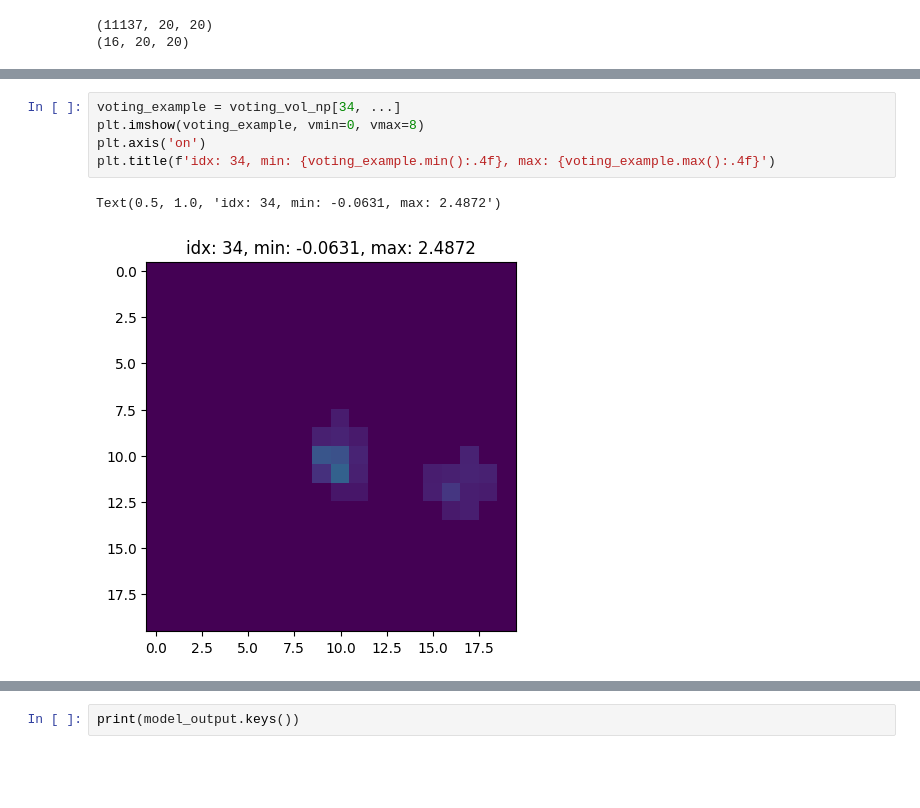
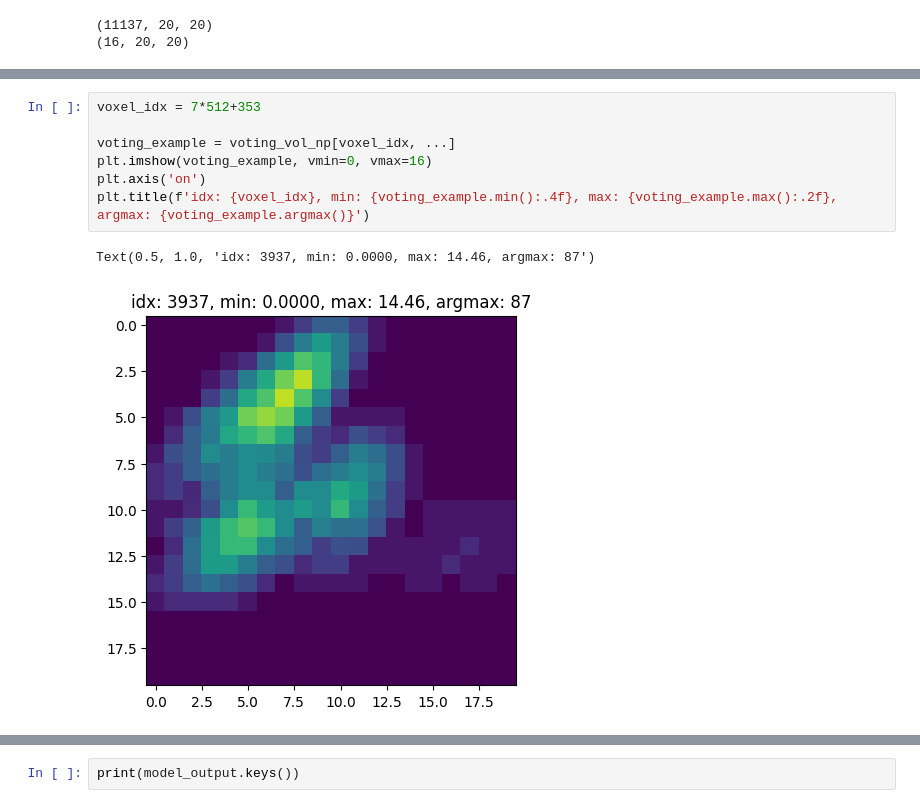
Before and after one commit to tudelft-iv/VoteFlow, a Jupyter notebook: notebooks/voting_volume_and_gt_validation_sf_voxel_model_sanity_check.ipynb, the cells around one changed output, grey strips where cells are left out. Saved outputs shown, nothing was run; the diff lists cells and outputs as text; blank space fills up the shorter version.

```diff
--- a/notebooks/voting_volume_and_gt_validation_sf_voxel_model_sanity_check.ipynb
+++ b/notebooks/voting_volume_and_gt_validation_sf_voxel_model_sanity_check.ipynb
@@ -183,11 +183,13 @@ for vol_idx in range(voting_vol_np.shape[0]):
 # %%
-voting_example = voting_vol_np[34, ...]
-plt.imshow(voting_example, vmin=0, vmax=8)
+voxel_idx = 7*512+353
+
+voting_example = voting_vol_np[voxel_idx, ...]
+plt.imshow(voting_example, vmin=0, vmax=16)
 plt.axis('on')
-plt.title(f'idx: 34, min: {voting_example.min():.4f}, max: {voting_example.max():.4f}')
+plt.title(f'idx: {voxel_idx}, min: {voting_example.min():.4f}, max: {voting_example.max():.2f}, argmax: {voting_example.argmax()}')
 # %% [output]
-Text(0.5, 1.0, 'idx: 34, min: -0.0631, max: 2.4872')
+Text(0.5, 1.0, 'idx: 3937, min: 0.0000, max: 14.46, argmax: 87')
-[figure, old version]
+[figure, new version]
 # %%
 fig, axs = plt.subplots(4, 4, figsize=(15, 15))
 
```
Also changed, not shown: parts of 12 cells of this notebook, 5 other files.
